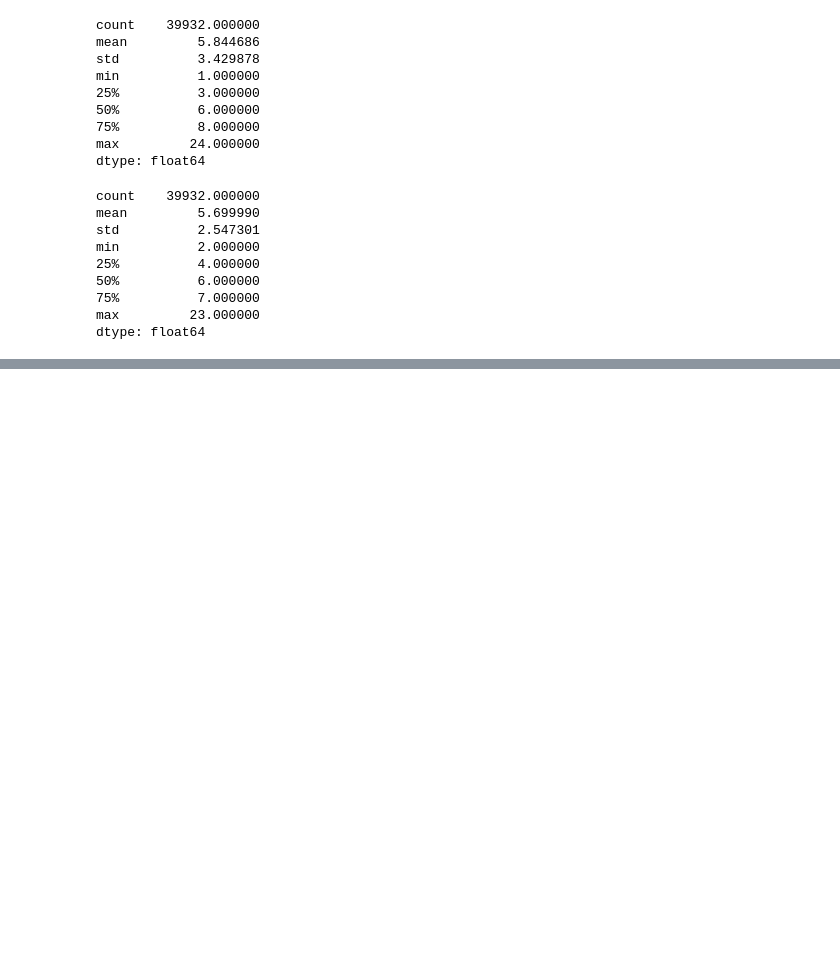
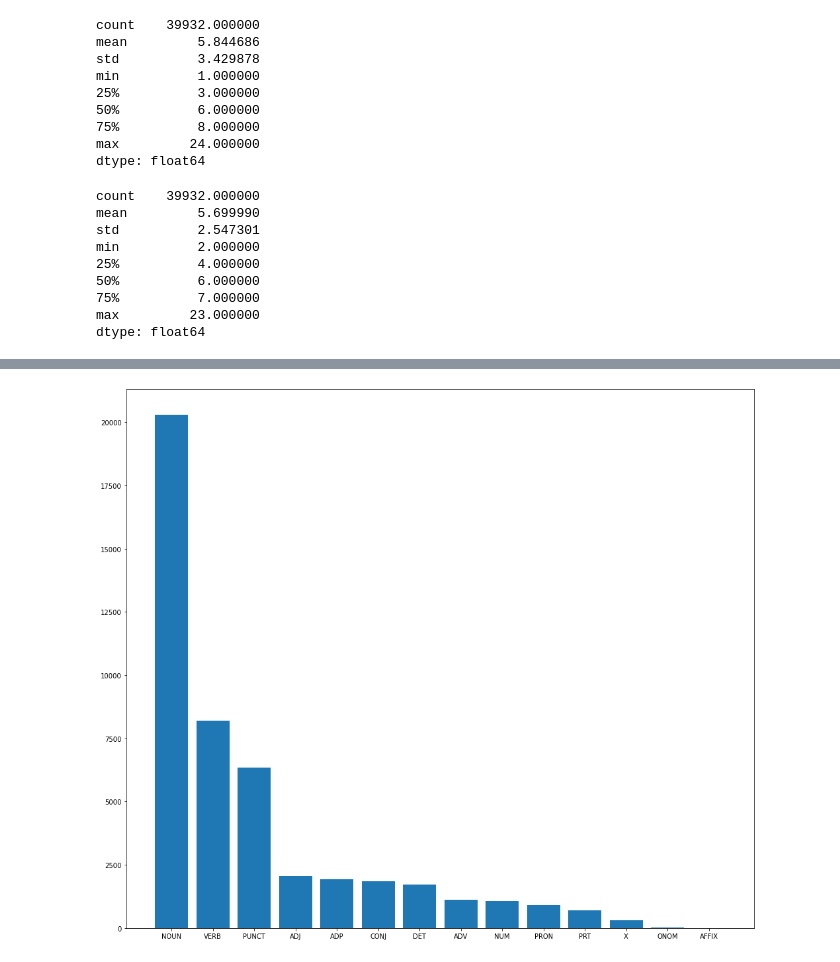
Before and after one commit to karahan-sahin/Char-Level-Morphological-Parsing-with-Transformers, a Jupyter notebook: Scripts/Data Analysis.ipynb, the cells around one changed output, grey strips where cells are left out. Drawn from its saved outputs; the diff is of its cells as text; code cells hidden in the pictures; blank space fills up the shorter version.

```diff
--- a/Scripts/Data Analysis.ipynb
+++ b/Scripts/Data Analysis.ipynb
@@ -120,3 +127,0 @@ plot_feats(web_feats_counts)
-# %%
-plt.rcParams['figure.figsize'] = [12, 3]
-plot_pos(morse_pos_counts)
@@ -332,6 +204,0 @@ clf_report = confusion_matrix(true_pos_output,
-# %%
-plt.rcParams['figure.figsize'] = [12,7]
-sns.heatmap(pd.DataFrame(clf_report),
-            annot=True,
-            xticklabels=list(pd.Series(true_pos_output).value_counts().index),
-            yticklabels=list(pd.Series(model_pos_output).value_counts().index))
@@ -437,0 +205,12 @@ AttributeError: module 'keras.api._v2.keras.models' has no attribute 'load'
+# %%
+train_pairs = import_data("train.txt")
+val_pairs = import_data("dev.txt")
+test_pairs = import_data("test.txt")
+# %%
+train_pos_counts, train_feats_counts = get_tag_counts(train_pairs)
+val_pos_counts, val_feats_counts = get_tag_counts(val_pairs)
+test_pos_counts, test_feats_counts = get_tag_counts(test_pairs)
+# %%
+plot_pos(train_pos_counts)
+# %% [output]
+[figure, added]
```
Also changed, not shown: parts of 43 cells of this notebook, 22 other files.
